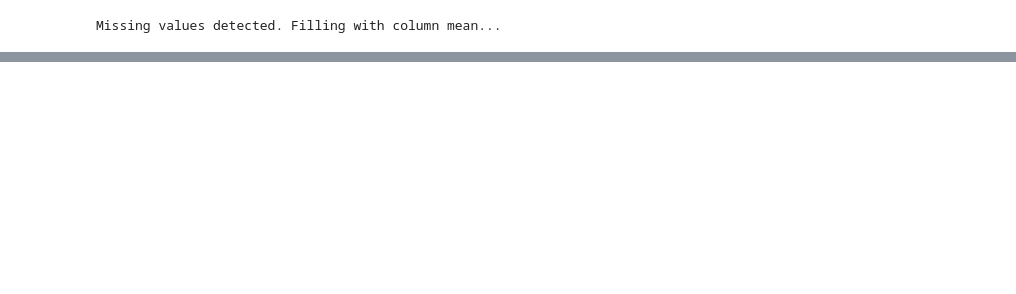
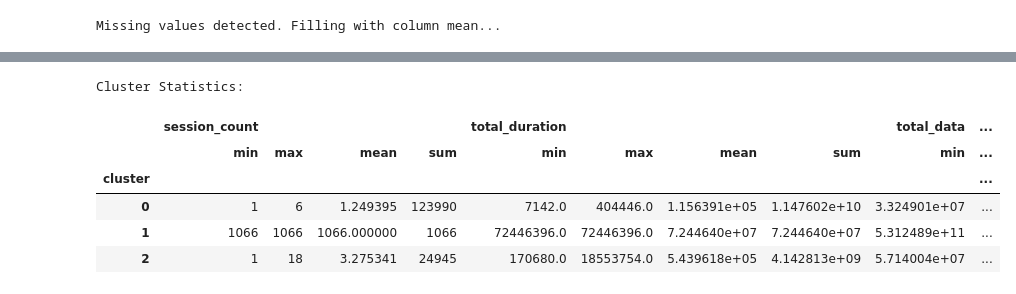
Before and after one commit to kaleabb266/tellco-telecom-analytics, a Jupyter notebook: notebooks/engagement.ipynb, the cells around one changed output, grey strips where cells are left out. Cells and saved outputs as stored; diff of their text form; code cells hidden in the pictures; blank space fills up the shorter version.

```diff
--- a/notebooks/engagement.ipynb
+++ b/notebooks/engagement.ipynb
@@ -84,0 +81,13 @@ cluster_stats.head()
+# %%
+print("\nAnalyzing user deciles...")
+df['duration_decile'] = pd.qcut(df['total_duration'],
+                              q=10,
+                              labels=['D1', 'D2', 'D3', 'D4', 'D5',
+                                    'D6', 'D7', 'D8', 'D9', 'D10'])
+# Calculate total data per user
+df['total_data'] = df['total_dl'] + df['total_ul']
+decile_stats = df.groupby('duration_decile').agg({
+   'total_data': ['sum', 'mean', 'median']
+}).round(2)
+print("\nDecile Statistics:")
+print(decile_stats)
@@ -85 +228,18 @@ cluster_stats.head()
+# %%
+# Analyze clusters
+cluster_stats = df.groupby('cluster').agg({
+    'session_count': ['min', 'max', 'mean', 'sum'],
+    'total_duration': ['min', 'max', 'mean', 'sum'],
+    'total_data': ['min', 'max', 'mean', 'sum']
+})
+print("\nCluster Statistics:")
+cluster_stats
+# %% [output]
+Cluster Statistics:
+|  | session_count |  |  |  | total_duration |  |  |  | total_data | ... |
+|  | min | max | mean | sum | min | max | mean | sum | min | ... |
+| cluster |  |  |  |  |  |  |  |  |  | ... |
+| 0 | 1 | 6 | 1.249395 | 123990 | 7142.0 | 404446.0 | 1.156391e+05 | 1.147602e+10 | 3.324901e+07 | ... |
+| 1 | 1066 | 1066 | 1066.000000 | 1066 | 72446396.0 | 72446396.0 | 7.244640e+07 | 7.244640e+07 | 5.312489e+11 | ... |
+| 2 | 1 | 18 | 3.275341 | 24945 | 170680.0 | 18553754.0 | 5.439618e+05 | 4.142813e+09 | 5.714004e+07 | ... |
 # %%
```
Also changed, not shown: parts of 34 cells of this notebook, 1 other file.
